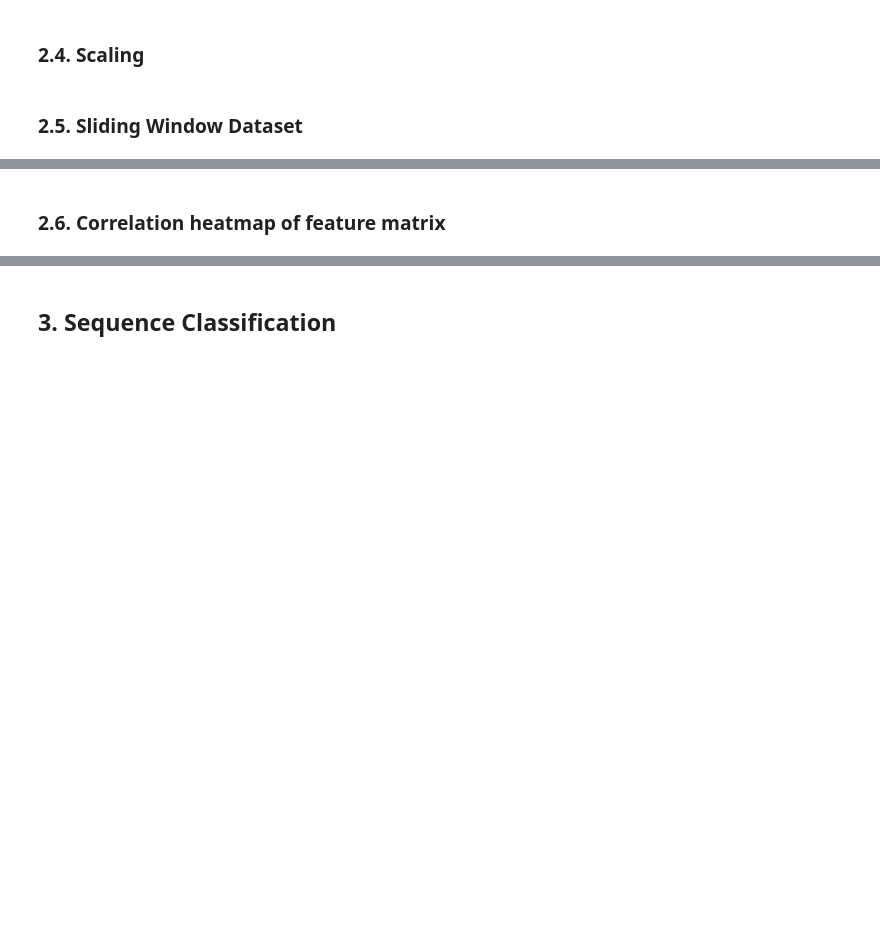
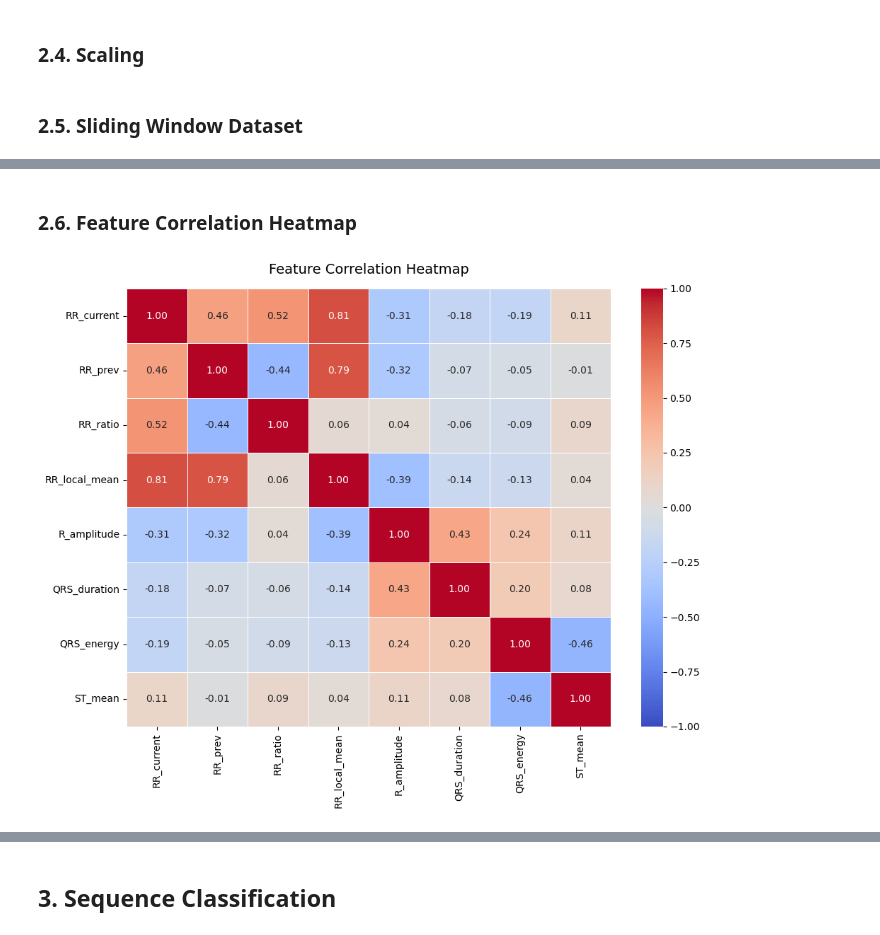
Before and after one commit to Joaomuianga/ML-team-collaboration, a Jupyter notebook: 3_TimeSeries/notebooks/Team11_TimeSeries_Notebook.ipynb, the cells around one changed output, grey strips where cells are left out. Cells and saved outputs as stored; diff of their text form; code cells hidden in the pictures; blank space fills up the shorter version.

```diff
--- a/3_TimeSeries/notebooks/Team11_TimeSeries_Notebook.ipynb
+++ b/3_TimeSeries/notebooks/Team11_TimeSeries_Notebook.ipynb
@@ -398,5 +400,19 @@ print(f" Shape of features_df: {features_df.shape}")
  Shape of features_df: (30162, 12)
 # %% [markdown]
 ### 2.3. Train/test split
+# %%
+FEATURES = ['RR_current', 'RR_prev', 'RR_ratio', 'RR_local_mean',
+            'R_amplitude', 'QRS_duration', 'QRS_energy', 'ST_mean']
+
+X = features_df[FEATURES]
+y = features_df["label"]
+
+X_train_raw, X_test_raw, y_train_raw, y_test_raw = train_test_split(
+    X,
+    y,
+    test_size=0.2,
+    stratify=y,
+    random_state=42
+)
 # %% [markdown]
 ### 2.4. Scaling
@@ -405,2 +522,21 @@ print(f" Shape of features_df: {features_df.shape}")
 # %% [markdown]
-### 2.6. Correlation heatmap of feature matrix
+### 2.6. Feature Correlation Heatmap
+# %%
+corr_matrix = X_train_raw.corr()
+
+plt.figure(figsize=(10, 8))
+
+sns.heatmap(
+    corr_matrix,
+    annot=True,         # Show correlation values in the cells
+    cmap='coolwarm',    # Color map for better visualization of positive/negative correlations
+    fmt=".2f",          # Format for annotation (2 decimal places)
+    vmin=-1, vmax=1,    # Set limits for the color scale
+    linewidths=0.5,     # Add lines between cells for better readability
+)
+
+plt.title("Feature Correlation Heatmap", fontsize=14, pad=15)
+plt.tight_layout()
+plt.show()
+# %% [output]
+[figure, added]
```
Also changed, not shown: parts of 10 cells of this notebook.
